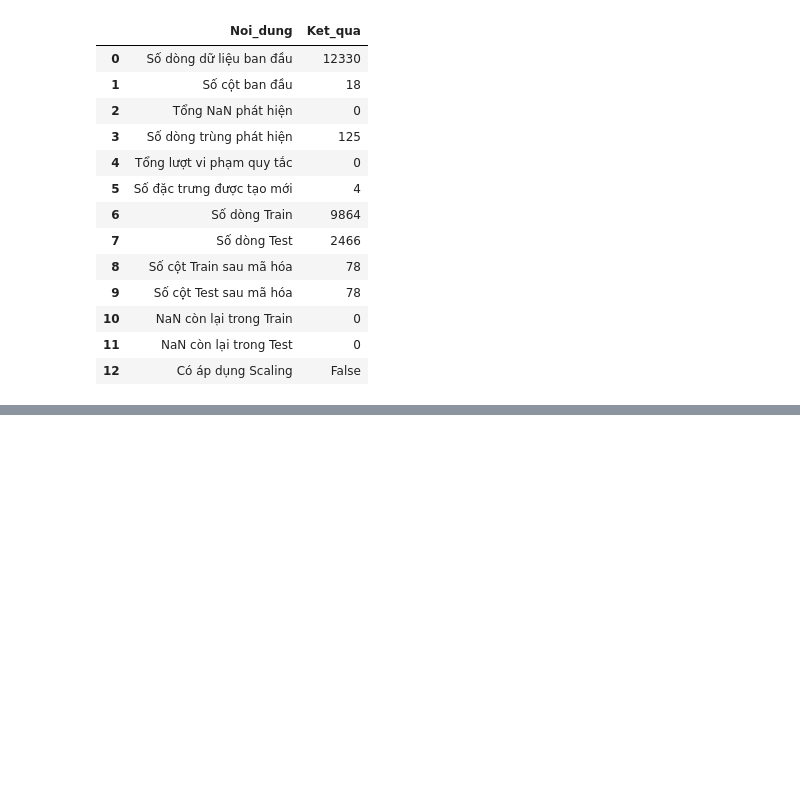
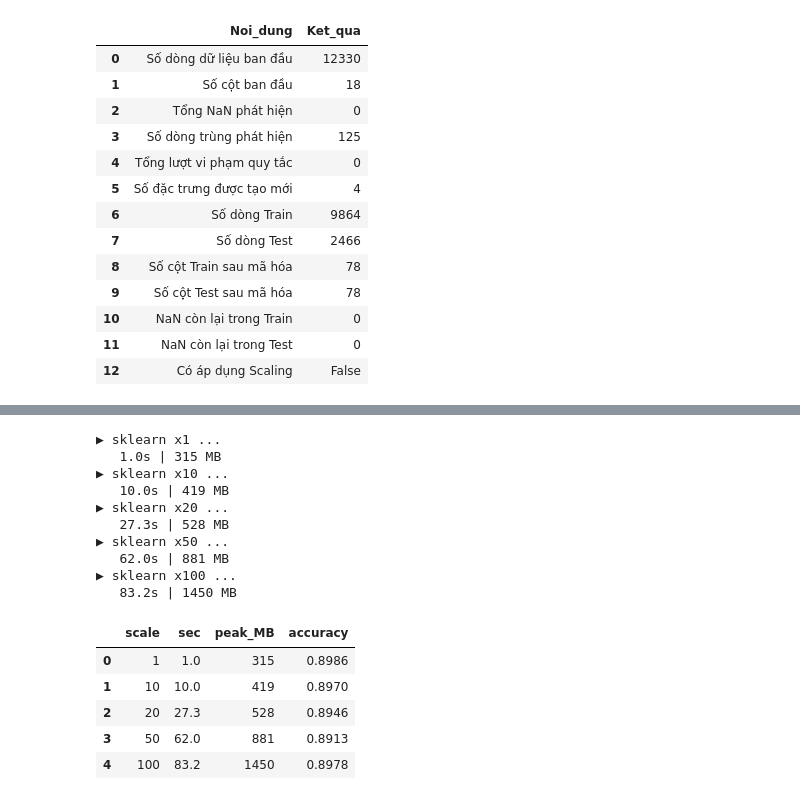
Before and after one commit to Huy03022005/colb, a Jupyter notebook: Copy_of_Demo_KTHP_BDA.ipynb, the cells around one changed output, grey strips where cells are left out. Drawn from its saved outputs; the diff is of its cells as text; code cells hidden in the pictures; blank space fills up the shorter version.

```diff
--- a/Copy_of_Demo_KTHP_BDA.ipynb
+++ b/Copy_of_Demo_KTHP_BDA.ipynb
@@ -1420,0 +1926,30 @@ display(summary)
+# %%
+import os, time, threading, psutil, numpy as np, pandas as pd
+
+SCALES = [1, 10, 20, 50, 100]          # mức nhân bản (phải xếp tăng dần)
+
+# Lấy thẳng dữ liệu đã xử lý xong ở Mục 2 (không làm lại)
+Xtr, ytr = X_train_processed.to_numpy(), y_train.to_numpy()
+Xte, yte = X_test_processed.to_numpy(), y_test.to_numpy()
+print("Train gốc:", Xtr.shape)
+for s in SCALES:
+    print(f"  x{s:<4d} -> {Xtr.shape[0] * s:>10,d} dòng train")
+
+def rss_mb():   # RAM của notebook + process con (JVM của Spark)
+    p = psutil.Process()
+    return round((p.memory_info().rss + sum(c.memory_info().rss for c in p.children(recursive=True))) / 1024**2)
+
+def measure(fn):   # trả về (giây, RAM đỉnh MB, kết quả của fn)
+    peak, stop = [0], threading.Event()
+    def watch():
+        while not stop.is_set():
+            try: peak[0] = max(peak[0], rss_mb())
+            except psutil.Error: pass
+            time.sleep(0.05)
+    th = threading.Thread(target=watch); th.start()
+    t = time.perf_counter(); out = fn(); sec = time.perf_counter() - t
+    stop.set(); th.join()
+    return round(sec, 1), max(peak[0], rss_mb()), out
+
+res_sk, res_sp = [], []                # nơi lưu kết quả của 2 môi trường
+print("RAM nền của notebook:", rss_mb(), "MB")
@@ -1420,0 +1964,32 @@ display(summary)
+# %%
+from sklearn.ensemble import RandomForestClassifier
+
+def fit_sklearn(scale):
+    X, y = np.tile(Xtr, (scale, 1)), np.tile(ytr, scale)             # nhân bản dữ liệu
+    return RandomForestClassifier(n_estimators=50, max_depth=10, max_features="sqrt",
+                                  n_jobs=-1, random_state=42).fit(X, y)
+
+for s in SCALES:
+    print(f"▶ sklearn x{s} ...", flush=True)
+    sec, mb, m = measure(lambda: fit_sklearn(s))
+    res_sk.append((s, sec, mb, round(m.score(Xte, yte), 4))); del m
+    print(f"   {sec}s | {mb} MB")
+
+pd.DataFrame(res_sk, columns=["scale", "sec", "peak_MB", "accuracy"])
+# %% [output]
+▶ sklearn x1 ...
+   1.0s | 315 MB
+▶ sklearn x10 ...
+   10.0s | 419 MB
+▶ sklearn x20 ...
+   27.3s | 528 MB
+▶ sklearn x50 ...
+   62.0s | 881 MB
+▶ sklearn x100 ...
+   83.2s | 1450 MB
+|  | scale | sec | peak_MB | accuracy |
+| 0 | 1 | 1.0 | 315 | 0.8986 |
+| 1 | 10 | 10.0 | 419 | 0.8970 |
+| 2 | 20 | 27.3 | 528 | 0.8946 |
+| 3 | 50 | 62.0 | 881 | 0.8913 |
+| 4 | 100 | 83.2 | 1450 | 0.8978 |
```
Also changed, not shown: parts of 16 cells of this notebook.
